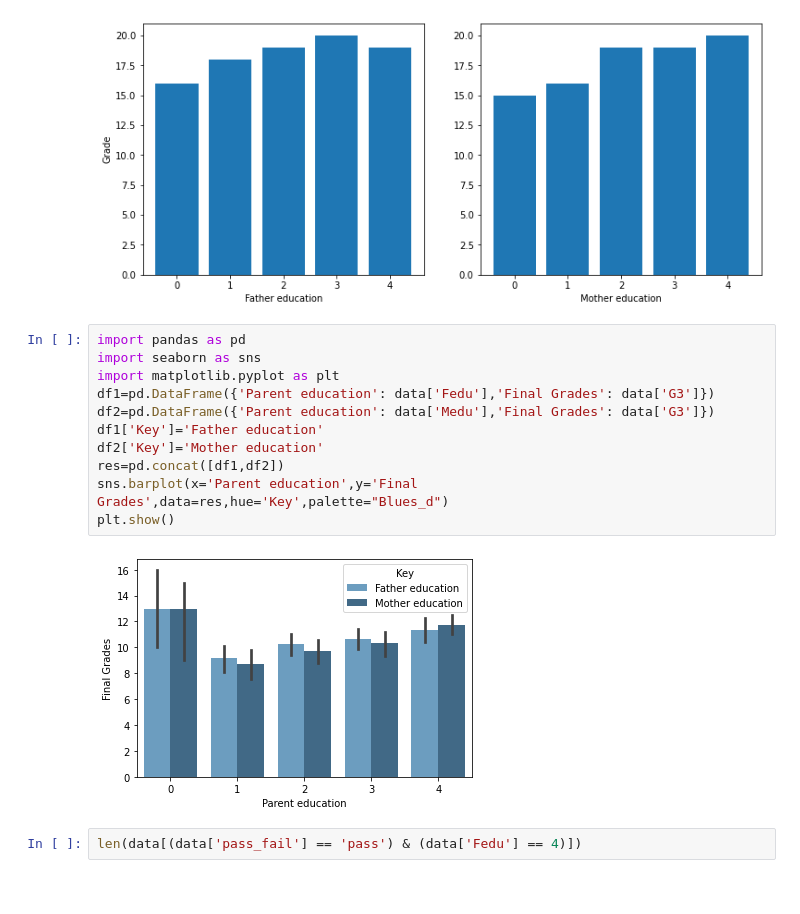
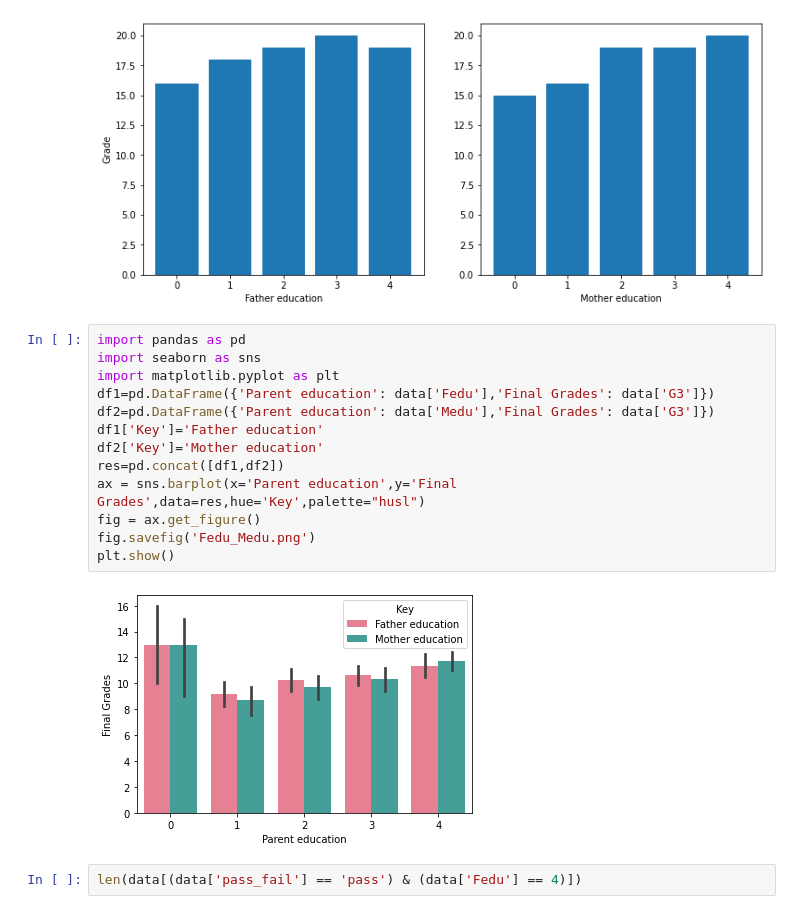
Before and after one commit to SaraAlAbdulsalam/Final-Grade-Prediction-Proposal, a Jupyter notebook: Students_Final_Grades_Prediction.ipynb, the cells around one changed output. Saved outputs shown, nothing was run; the diff lists cells and outputs as text.

```diff
--- a/Students_Final_Grades_Prediction.ipynb
+++ b/Students_Final_Grades_Prediction.ipynb
@@ -148,16 +155,18 @@ Text(0.5, 0, 'Mother education')
 # %%
 import pandas as pd
 import seaborn as sns
 import matplotlib.pyplot as plt
 df1=pd.DataFrame({'Parent education': data['Fedu'],'Final Grades': data['G3']})
 df2=pd.DataFrame({'Parent education': data['Medu'],'Final Grades': data['G3']})
 df1['Key']='Father education'
 df2['Key']='Mother education'
 res=pd.concat([df1,df2])
-sns.barplot(x='Parent education',y='Final Grades',data=res,hue='Key',palette="Blues_d")
+ax = sns.barplot(x='Parent education',y='Final Grades',data=res,hue='Key',palette="husl")
+fig = ax.get_figure()
+fig.savefig('Fedu_Medu.png')
 plt.show()
 # %% [output]
-[figure, old version]
+[figure, new version]
 # %%
 len(data[(data['pass_fail'] == 'pass') & (data['Fedu'] == 4)])
 # %% [output]
```
Also changed, not shown: parts of 53 cells of this notebook, 3 other files.
